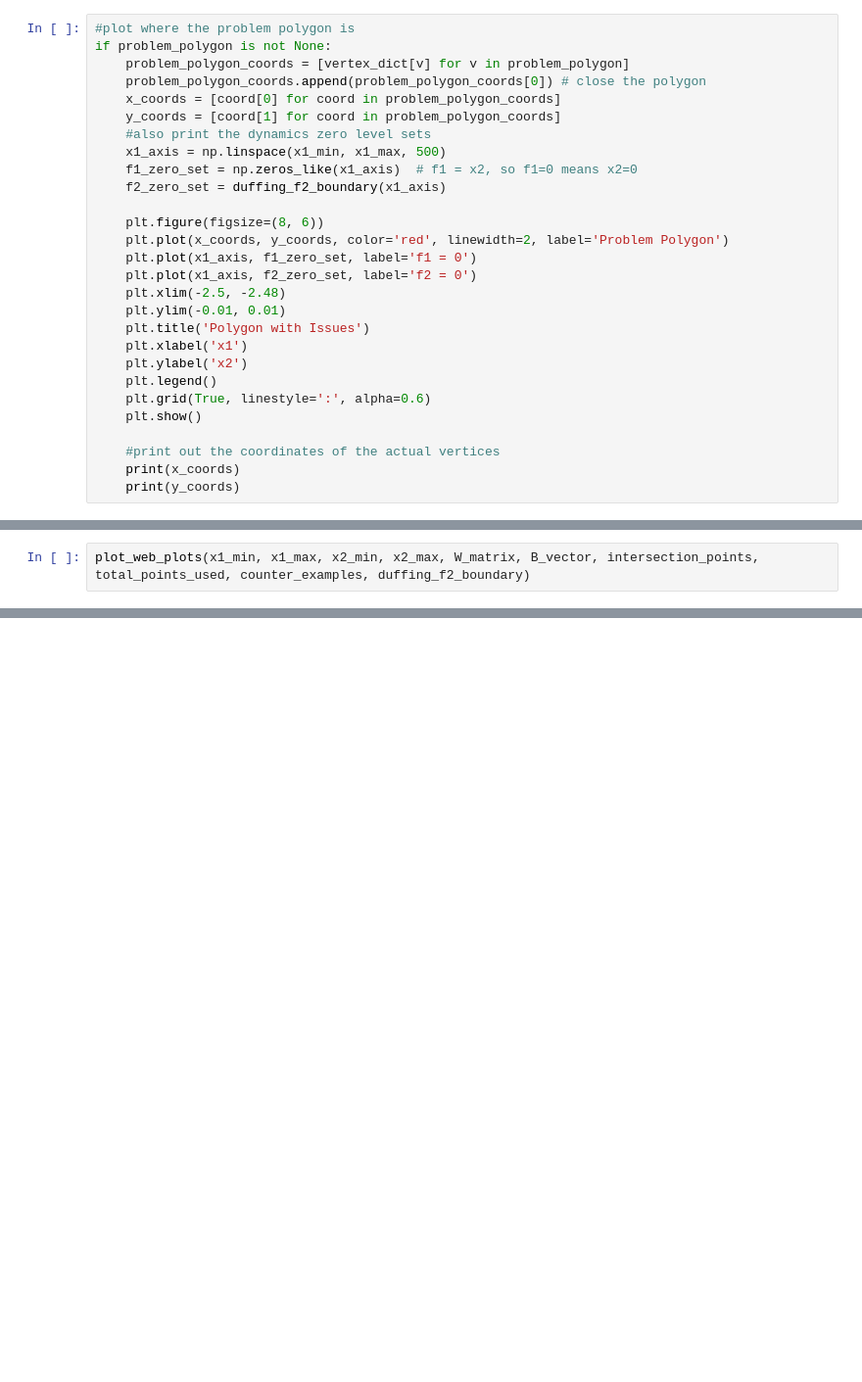
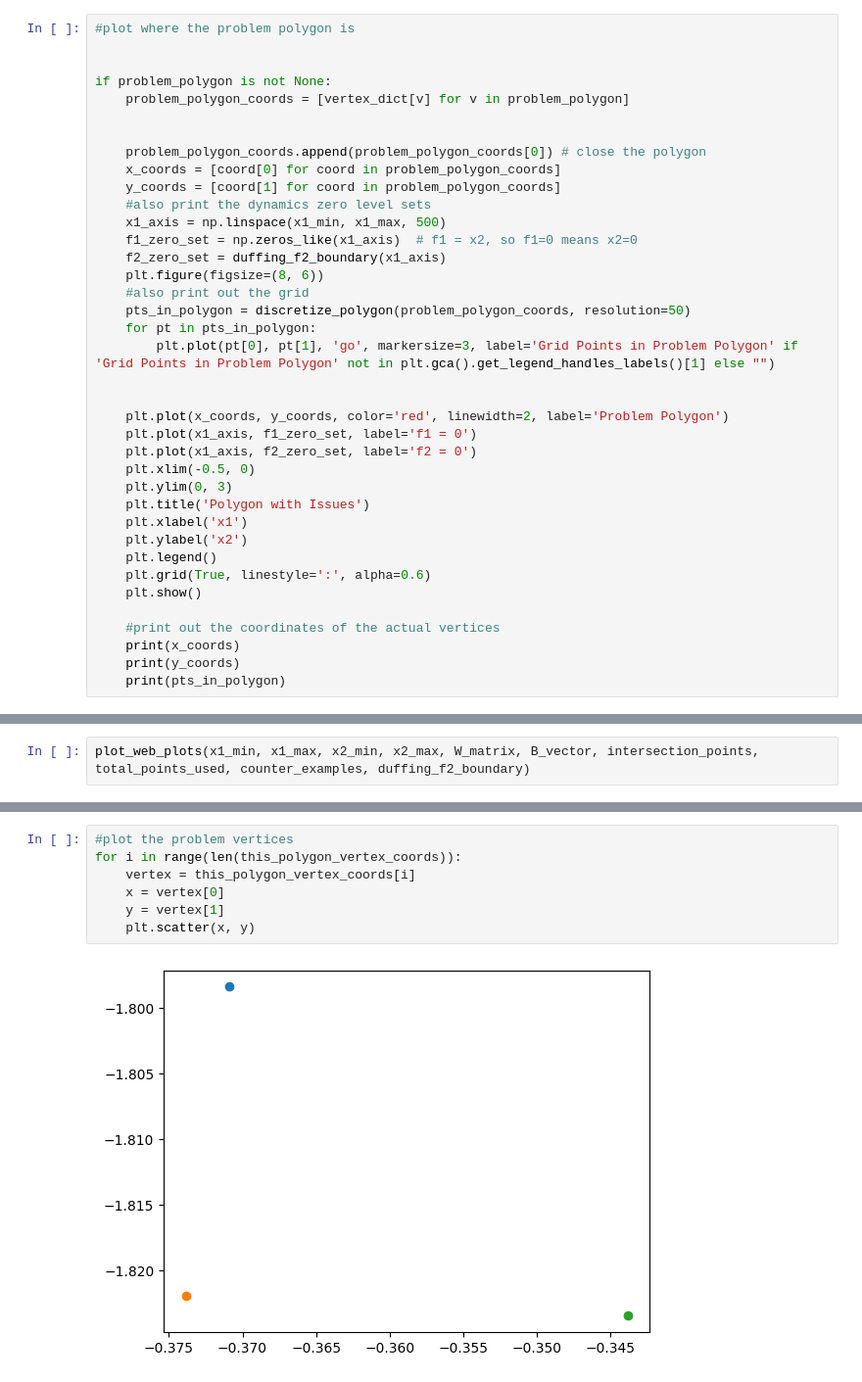
Before and after one commit to Jw1836/NN-Closed-Loop-Verification, a Jupyter notebook: hyperplane_verification_test.ipynb, the cells around one changed output, grey strips where cells are left out. Shown at 98% size. Cells and saved outputs as stored; diff of their text form; blank space fills up the shorter version.

```diff
--- a/hyperplane_verification_test.ipynb
+++ b/hyperplane_verification_test.ipynb
@@ -740,8 +1034,12 @@ TOTAL VERIFICATION TIME:  6.3781353330705315
 Duffing Oscillator - Plots
 # %%
 #plot where the problem polygon is
+
+
 if problem_polygon is not None:
     problem_polygon_coords = [vertex_dict[v] for v in problem_polygon]
+
+
     problem_polygon_coords.append(problem_polygon_coords[0]) # close the polygon
     x_coords = [coord[0] for coord in problem_polygon_coords]
     y_coords = [coord[1] for coord in problem_polygon_coords]
@@ -749,13 +1047,18 @@ if problem_polygon is not None:
     x1_axis = np.linspace(x1_min, x1_max, 500)
     f1_zero_set = np.zeros_like(x1_axis)  # f1 = x2, so f1=0 means x2=0
     f2_zero_set = duffing_f2_boundary(x1_axis)
+    plt.figure(figsize=(8, 6))
+    #also print out the grid
+    pts_in_polygon = discretize_polygon(problem_polygon_coords, resolution=50)
+    for pt in pts_in_polygon:
+        plt.plot(pt[0], pt[1], 'go', markersize=3, label='Grid Points in Problem Polygon' if 'Grid Points in Problem Polygon' not in plt.gca().get_legend_handles_labels()[1] else "")
 
-    plt.figure(figsize=(8, 6))
+
     plt.plot(x_coords, y_coords, color='red', linewidth=2, label='Problem Polygon')
     plt.plot(x1_axis, f1_zero_set, label='f1 = 0')
     plt.plot(x1_axis, f2_zero_set, label='f2 = 0')
-    plt.xlim(-2.5, -2.48)
-    plt.ylim(-0.01, 0.01)
+    plt.xlim(-0.5, 0)
+    plt.ylim(0, 3)
     plt.title('Polygon with Issues')
     plt.xlabel('x1')
     plt.ylabel('x2')
@@ -766,6 +1069,7 @@ if problem_polygon is not None:
     #print out the coordinates of the actual vertices
     print(x_coords)
     print(y_coords)
+    print(pts_in_polygon)
 # %%
 
 #Plot the hyperplanes generated from the hidden neurons
@@ -915,0 +1429,9 @@ plot_web_plots(x1_min, x1_max, x2_min, x2_max, W_matrix, B_vector, intersection_
+# %%
+#plot the problem vertices
+for i in range(len(this_polygon_vertex_coords)):
+    vertex = this_polygon_vertex_coords[i]
+    x = vertex[0]
+    y = vertex[1]
+    plt.scatter(x, y)
+# %% [output]
+[figure, added]
```
Also changed, not shown: parts of 9 cells of this notebook, 3 other files.
